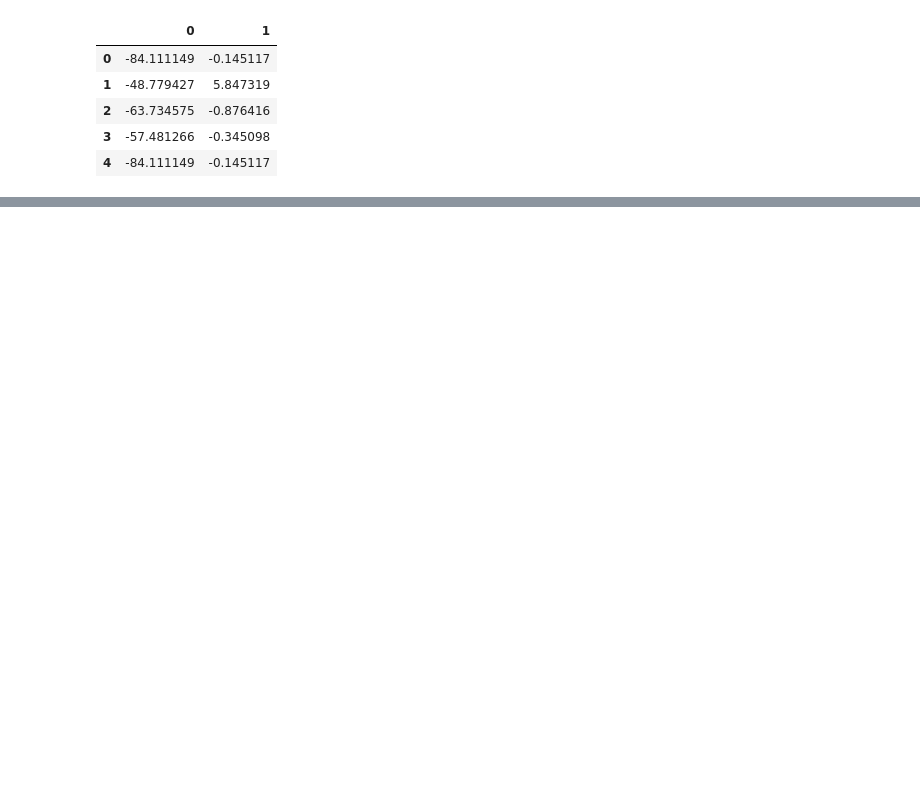
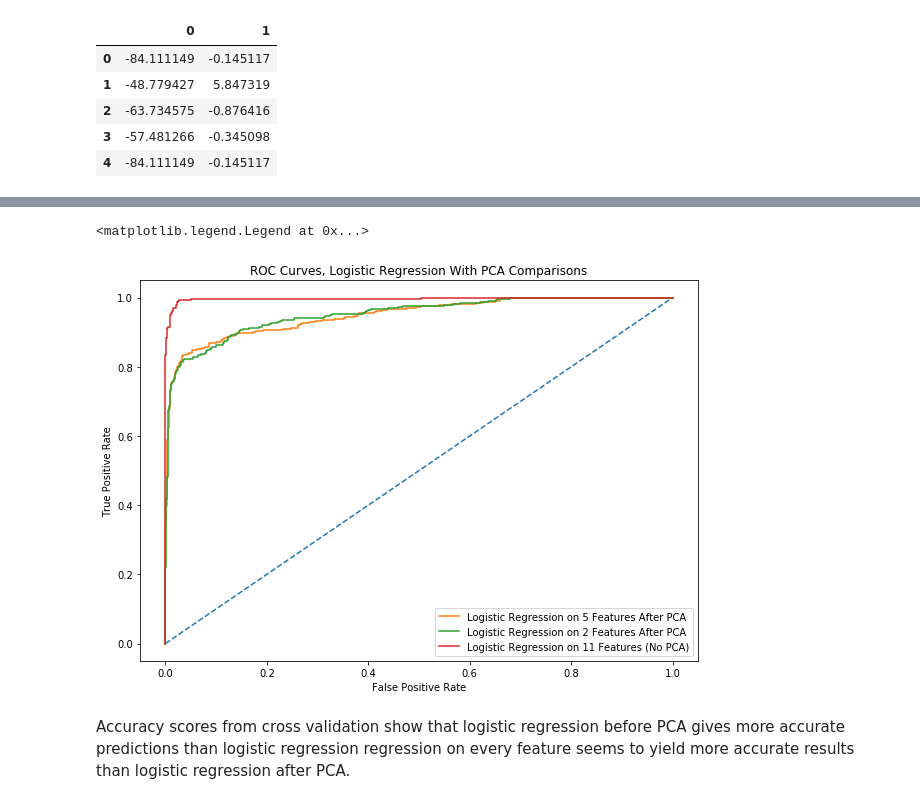
Before and after one commit to dpalencia/NSF-2020, a Jupyter notebook: Python/7-29 Principal Component Analysis.ipynb, the cells around one changed output, grey strips where cells are left out. Drawn from its saved outputs; the diff is of its cells as text; code cells hidden in the pictures; blank space fills up the shorter version.

Commit message:
Polishing up PCA Results

```diff
--- a/Python/7-29 Principal Component Analysis.ipynb
+++ b/Python/7-29 Principal Component Analysis.ipynb
@@ -141,0 +157,21 @@ Interestingly, logistic regression on every feature seems to be more accurate th
+# %%
+#Make ROC curves to compare the three methods of fitting explored in this exercise.
+
+# Plot a LINE
+plt.plot([0, 1], [0, 1], linestyle="--")
+
+plt.plot(tpr5pca, fpr5pca, label="Logistic Regression on 5 Features After PCA")
+plt.plot(tpr2pca ,fpr2pca, label="Logistic Regression on 2 Features After PCA")
+plt.plot(tprnopca ,fprnopca, label="Logistic Regression on 11 Features (No PCA)")
+
+# Prettying up the graph
+plt.gcf().set_size_inches(10,7)
+plt.xlabel("False Positive Rate")
+plt.ylabel("True Positive Rate")
+plt.title("ROC Curves, Logistic Regression With PCA Comparisons")
+plt.legend()
+# %% [output]
+<matplotlib.legend.Legend at 0x...>
+[figure, added]
+# %% [markdown]
+Accuracy scores from cross validation show that logistic regression before PCA gives more accurate predictions than logistic regression  regression on every feature seems to yield more accurate results than logistic regression after PCA.
```
Also changed, not shown: parts of 10 cells of this notebook.
